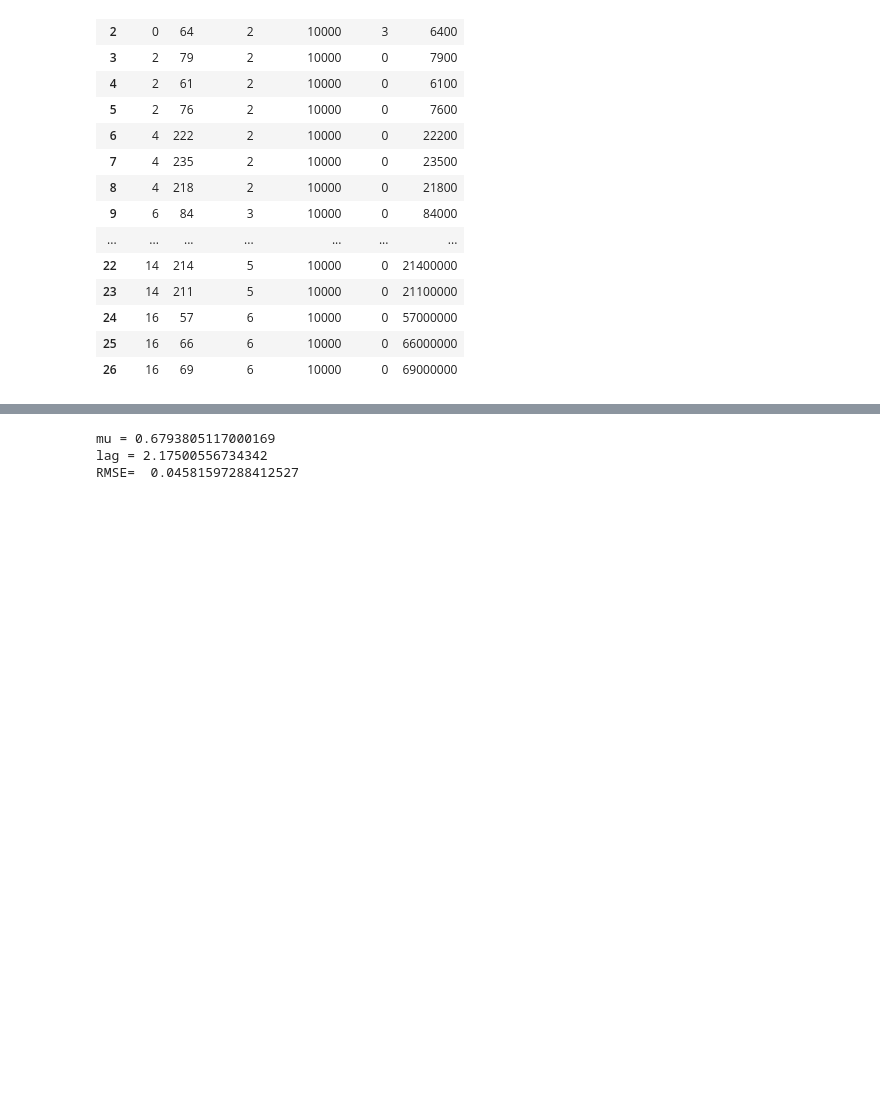
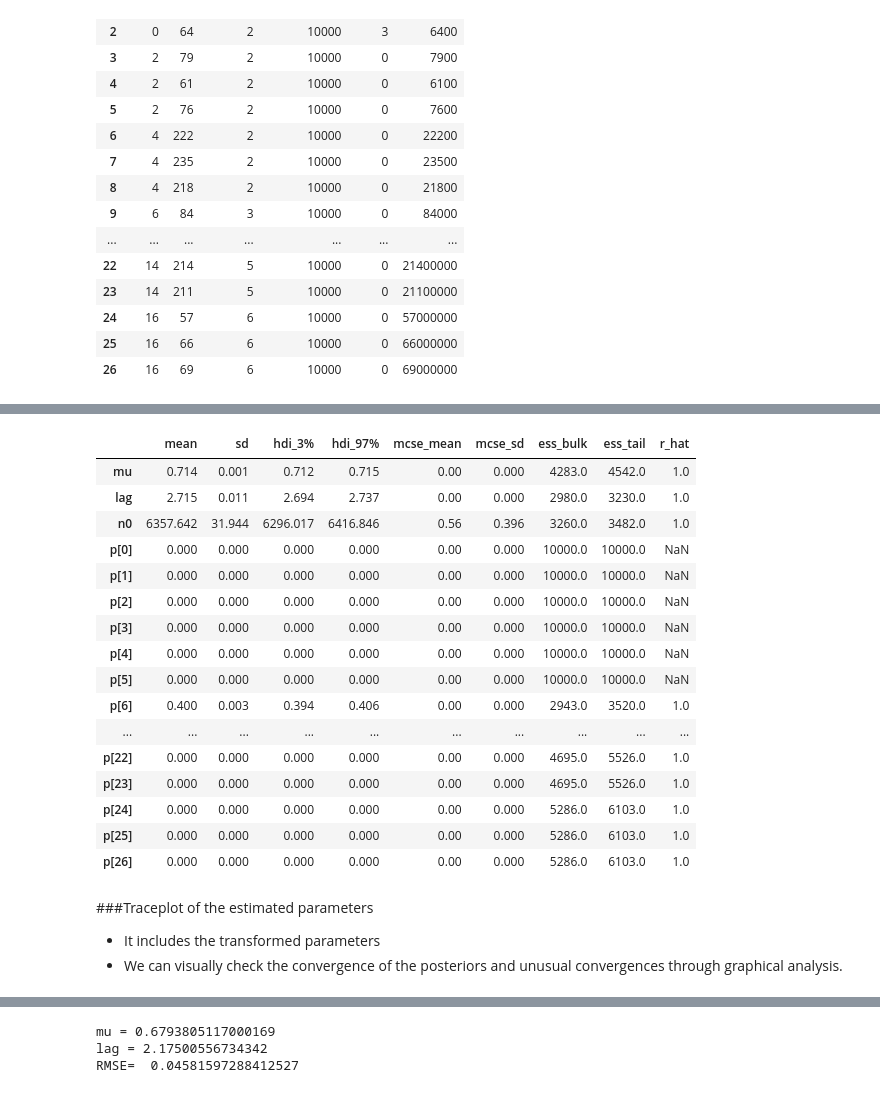
Before and after one commit to kento-koyama/bayesian_predictive_micro_ICPMF12, a Jupyter notebook: Workshop_(growth).ipynb, the cells around one changed output, grey strips where cells are left out. Drawn from its saved outputs; the diff is of its cells as text; code cells hidden in the pictures; blank space fills up the shorter version.

```diff
--- a/Workshop_(growth).ipynb
+++ b/Workshop_(growth).ipynb
@@ -274,3 +294,27 @@ Sampling:  47% (14000/30000)
+# %%
+az.summary(fit_nuts)
+# %% [output]
+|  | mean | sd | hdi_3% | hdi_97% | mcse_mean | mcse_sd | ess_bulk | ess_tail | r_hat |
+| mu | 0.714 | 0.001 | 0.712 | 0.715 | 0.00 | 0.000 | 4283.0 | 4542.0 | 1.0 |
+| lag | 2.715 | 0.011 | 2.694 | 2.737 | 0.00 | 0.000 | 2980.0 | 3230.0 | 1.0 |
+| n0 | 6357.642 | 31.944 | 6296.017 | 6416.846 | 0.56 | 0.396 | 3260.0 | 3482.0 | 1.0 |
+| p[0] | 0.000 | 0.000 | 0.000 | 0.000 | 0.00 | 0.000 | 10000.0 | 10000.0 | NaN |
+| p[1] | 0.000 | 0.000 | 0.000 | 0.000 | 0.00 | 0.000 | 10000.0 | 10000.0 | NaN |
+| p[2] | 0.000 | 0.000 | 0.000 | 0.000 | 0.00 | 0.000 | 10000.0 | 10000.0 | NaN |
+| p[3] | 0.000 | 0.000 | 0.000 | 0.000 | 0.00 | 0.000 | 10000.0 | 10000.0 | NaN |
+| p[4] | 0.000 | 0.000 | 0.000 | 0.000 | 0.00 | 0.000 | 10000.0 | 10000.0 | NaN |
+| p[5] | 0.000 | 0.000 | 0.000 | 0.000 | 0.00 | 0.000 | 10000.0 | 10000.0 | NaN |
+| p[6] | 0.400 | 0.003 | 0.394 | 0.406 | 0.00 | 0.000 | 2943.0 | 3520.0 | 1.0 |
+| ... | ... | ... | ... | ... | ... | ... | ... | ... | ... |
+| p[22] | 0.000 | 0.000 | 0.000 | 0.000 | 0.00 | 0.000 | 4695.0 | 5526.0 | 1.0 |
+| p[23] | 0.000 | 0.000 | 0.000 | 0.000 | 0.00 | 0.000 | 4695.0 | 5526.0 | 1.0 |
+| p[24] | 0.000 | 0.000 | 0.000 | 0.000 | 0.00 | 0.000 | 5286.0 | 6103.0 | 1.0 |
+| p[25] | 0.000 | 0.000 | 0.000 | 0.000 | 0.00 | 0.000 | 5286.0 | 6103.0 | 1.0 |
+| p[26] | 0.000 | 0.000 | 0.000 | 0.000 | 0.00 | 0.000 | 5286.0 | 6103.0 | 1.0 |
+# %% [markdown]
+###Traceplot of the estimated parameters
+- It includes the transformed parameters
+- We can visually check the convergence of the posteriors and unusual convergences through graphical analysis.
 # %%
 az.plot_trace(fit_nuts)
 # %% [output]
```
Also changed, not shown: parts of 32 cells of this notebook.
